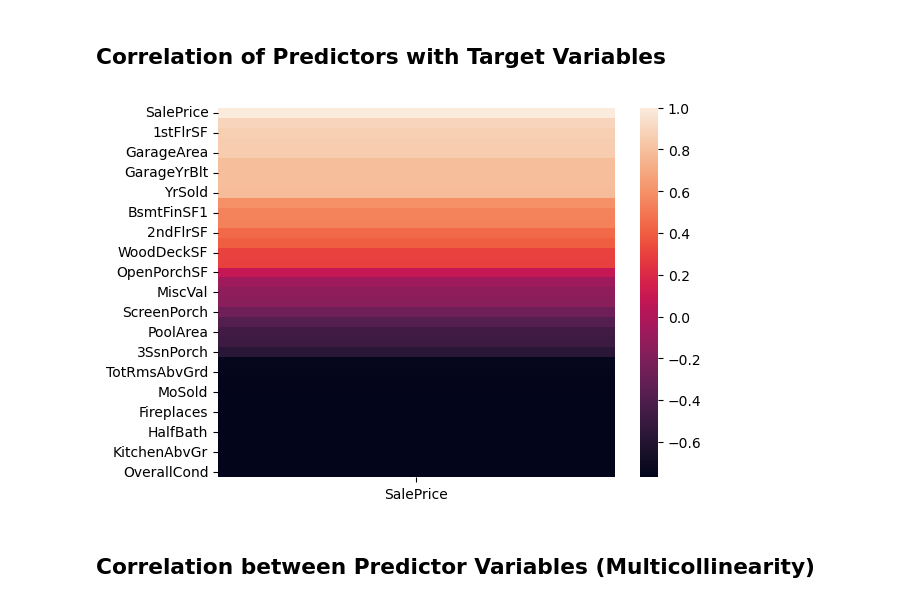
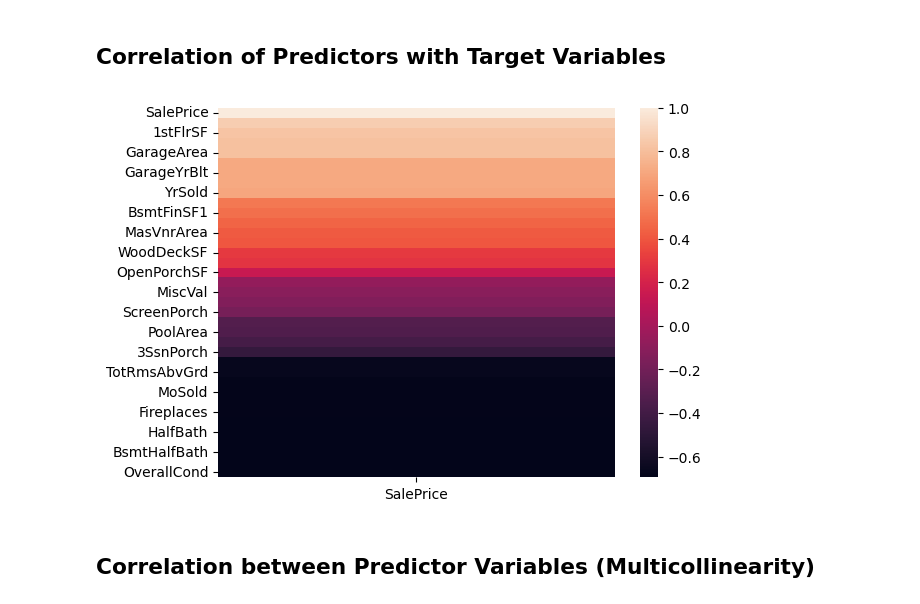
Before and after one commit to McArthurAdal/House-Price-Prediction-Kaggle, a Jupyter notebook: analysis.ipynb, the cells around one changed output. Cells and saved outputs as stored; diff of their text form; code cells hidden in the pictures.

```diff
--- a/analysis.ipynb
+++ b/analysis.ipynb
@@ -197,6 +228,6 @@ missing_cat
 # %% [output]
 ['Alley', 'FireplaceQu', 'PoolQC', 'Fence', 'MiscFeature']
 # %%
-data.drop(missing_cat,axis='columns',inplace=True)
-data.shape
+train.drop(missing_cat,axis='columns',inplace=True)
+train.shape
 # %% [output]
@@ -205,8 +236,8 @@ data.shape
 ### Drop Columns Dominated by a certain value
 # %%
 unbalanced_cols = []
-for col in data.select_dtypes('object').columns:
-    value_counts = data[col].value_counts(normalize=True)
+for col in train.select_dtypes('object').columns:
+    value_counts = train[col].value_counts(normalize=True)
 
     max = value_counts.max()
 
@@ -236,5 +267,5 @@ AdjLand    0.004111
 Name: SaleCondition, dtype: float64
 # %%
-data.drop(unbalanced_cols,axis='columns',inplace=True)
+train.drop(unbalanced_cols,axis='columns',inplace=True)
 check_missing()
 # %% [output]
@@ -257,6 +276,6 @@ SalePrice       1232
 dtype: int64
 # %%
-data.dropna(axis=0,inplace=True)
-print(data.shape)
+train.dropna(axis=0,inplace=True)
+print(train.shape)
 check_missing()
 # %% [output]
@@ -271,19 +290,19 @@ Series([], dtype: int64)
 # %%
 # def plot_correlation_heatmap(target_col: str or None):
 
 #     corr_data: pd.DataFrame
 
 #     if target_col is None:
-corr_price = data.corr(method='pearson')['SalePrice'].sort_values(ascending=False)
+corr_price = train.corr(method='pearson', numeric_only=True)['SalePrice'].sort_values(ascending=False)
 #     elif isinstance(target_col, str):
-#         corr_data = data.corr(method='pearson')
+#         corr_data = train.corr(method='pearson')
 
 sns.heatmap(corr_price.to_frame())
 plt.show()
 
 # plot_correlation_heatmap('SalePrice')
 # %% [output]
-[figure, old version]
+[figure, new version]
 # %% [markdown]
 ## Correlation between Predictor Variables (Multicollinearity)
 # %%
```
Also changed, not shown: parts of 40 cells of this notebook, 1 other file.
